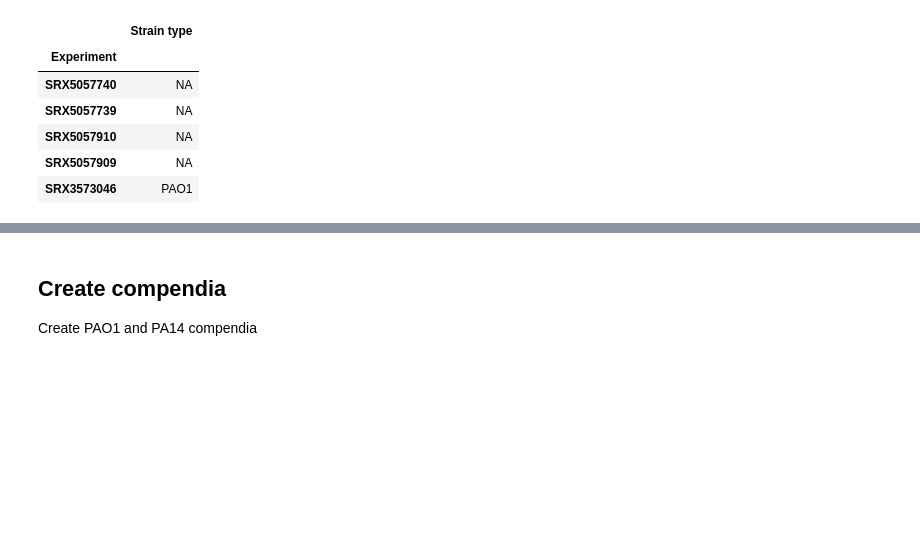
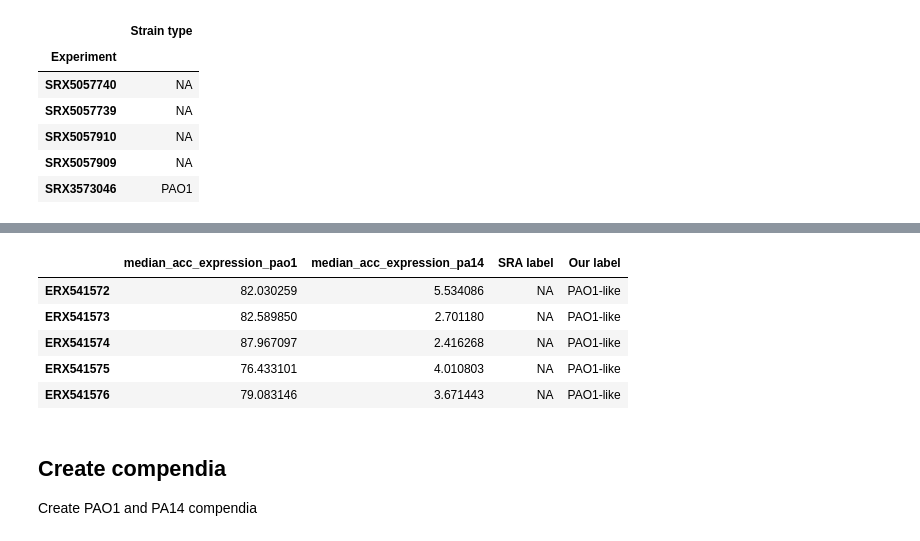
Before and after one commit to greenelab/core-accessory-interactome, a Jupyter notebook: processing/1_create_compendia.ipynb, the cells around one changed output, grey strips where cells are left out. Drawn from its saved outputs; the diff is of its cells as text; code cells hidden in the pictures; blank space fills up the shorter version.

Commit message:
add output for prebinned samples accessory expression for Georgia's manuscript

```diff
--- a/processing/1_create_compendia.ipynb
+++ b/processing/1_create_compendia.ipynb
@@ -229,0 +233,7 @@ See the caveats in the documentation: https://pandas.pydata.org/pandas-docs/stab
+# %%
+# Select columns with median accessory expression
+pao1_pa14_acc_expression_select = pao1_pa14_acc_expression[
+    ["median_acc_expression_pao1", "median_acc_expression_pa14"]
+]
+
+pao1_pa14_acc_expression_select.head()
@@ -229,0 +247,11 @@ See the caveats in the documentation: https://pandas.pydata.org/pandas-docs/stab
+# %%
+# Add SRA strain type
+pao1_pa14_acc_expression_label = pao1_pa14_acc_expression_select.merge(
+    sample_to_strain_table, left_index=True, right_index=True
+)
+# Rename column
+pao1_pa14_acc_expression_label = pao1_pa14_acc_expression_label.rename(
+    {"Strain type": "SRA label"}, axis=1
+)
+
+pao1_pa14_acc_expression_label.head()
@@ -229,0 +265,14 @@ See the caveats in the documentation: https://pandas.pydata.org/pandas-docs/stab
+# %%
+# Add our binned label
+pao1_pa14_acc_expression_label["Our label"] = "NA"
+pao1_pa14_acc_expression_label.loc[pao1_binned_ids, "Our label"] = "PAO1-like"
+pao1_pa14_acc_expression_label.loc[pa14_binned_ids, "Our label"] = "PA14-like"
+
+pao1_pa14_acc_expression_label.head()
+# %% [output]
+|  | median_acc_expression_pao1 | median_acc_expression_pa14 | SRA label | Our label |
+| ERX541572 | 82.030259 | 5.534086 | NA | PAO1-like |
+| ERX541573 | 82.589850 | 2.701180 | NA | PAO1-like |
+| ERX541574 | 87.967097 | 2.416268 | NA | PAO1-like |
+| ERX541575 | 76.433101 | 4.010803 | NA | PAO1-like |
+| ERX541576 | 79.083146 | 3.671443 | NA | PAO1-like |
```
Also changed, not shown: parts of 9 cells of this notebook, 2 other files.
